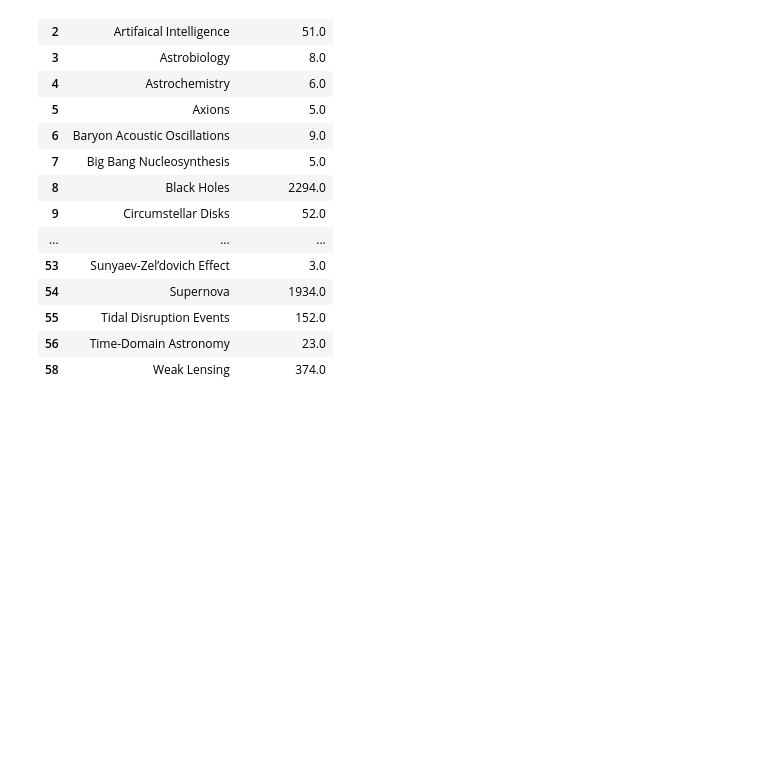
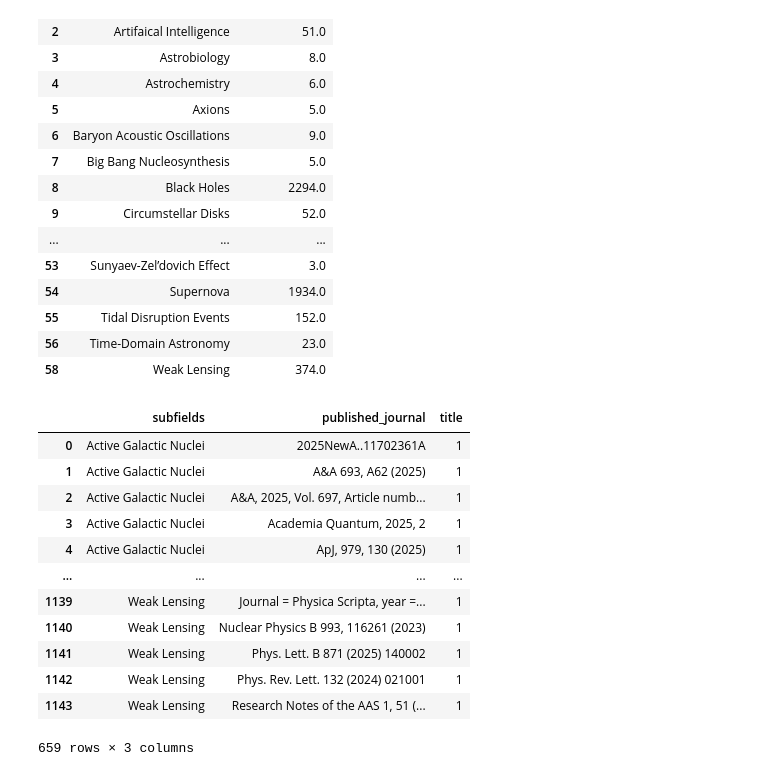
Before and after one commit to romms921/arXiver, a Jupyter notebook: subfields.ipynb, the cells around one changed output. Saved outputs shown, nothing was run; the diff lists cells and outputs as text; code cells hidden in the pictures; blank space fills up the shorter version.

Commit message:
journal stuff

```diff
--- a/subfields.ipynb
+++ b/subfields.ipynb
@@ -214,3 +214,22 @@ citations_per_subfield
 | 55 | Tidal Disruption Events | 152.0 |
 | 56 | Time-Domain Astronomy | 23.0 |
 | 58 | Weak Lensing | 374.0 |
+# %%
+# Subfield per journal
+subfield_journal_counts = data.groupby(['subfields', 'published_journal'])['title'].count().reset_index()
+subfield_journal_counts = subfield_journal_counts[subfield_journal_counts['subfields'] != 'Unclassified']
+subfield_journal_counts
+# %% [output]
+|  | subfields | published_journal | title |
+| 0 | Active Galactic Nuclei | 2025NewA..11702361A | 1 |
+| 1 | Active Galactic Nuclei | A&A 693, A62 (2025) | 1 |
+| 2 | Active Galactic Nuclei | A&A, 2025, Vol. 697, Article numb... | 1 |
+| 3 | Active Galactic Nuclei | Academia Quantum, 2025, 2 | 1 |
+| 4 | Active Galactic Nuclei | ApJ, 979, 130 (2025) | 1 |
+| ... | ... | ... | ... |
+| 1139 | Weak Lensing | Journal = Physica Scripta, year =... | 1 |
+| 1140 | Weak Lensing | Nuclear Physics B 993, 116261 (2023) | 1 |
+| 1141 | Weak Lensing | Phys. Lett. B 871 (2025) 140002 | 1 |
+| 1142 | Weak Lensing | Phys. Rev. Lett. 132 (2024) 021001 | 1 |
+| 1143 | Weak Lensing | Research Notes of the AAS 1, 51 (... | 1 |
+659 rows × 3 columns
```
Also changed, not shown: 1 other file.
